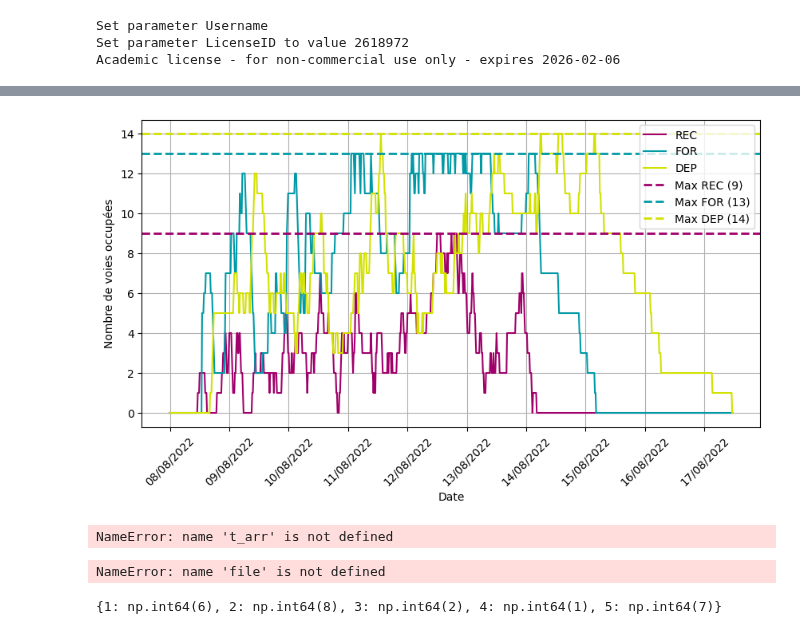
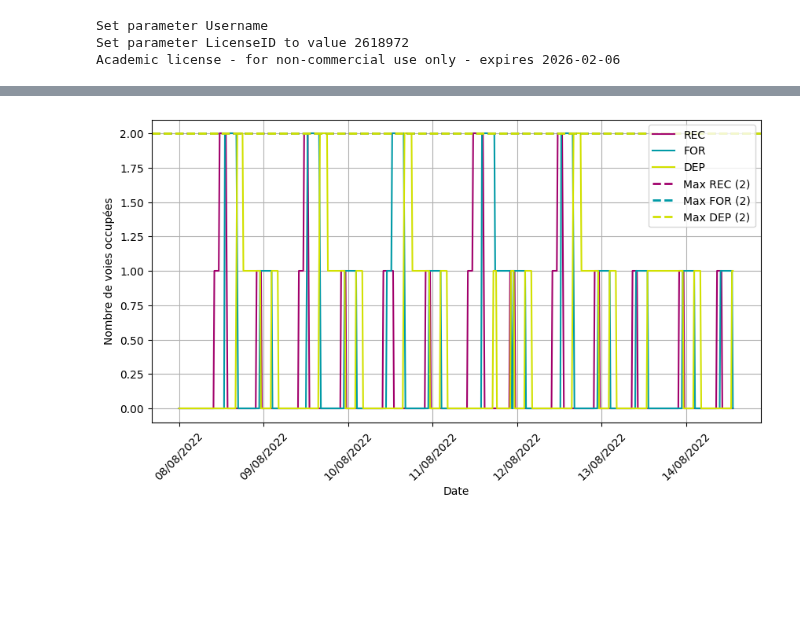
Before and after one commit to gGenouville/optiFretSNCF, a Jupyter notebook: code/notebooks/Code jalon 2.ipynb, the cells around one changed output, grey strips where cells are left out. Drawn from its saved outputs; the diff is of its cells as text; code cells hidden in the pictures; blank space fills up the shorter version.

```diff
--- a/code/notebooks/Code jalon 2.ipynb
+++ b/code/notebooks/Code jalon 2.ipynb
@@ -113,5 +102,5 @@ Le train 431113_17 part de la gare de Woippy au bout de 13620 minutes
 # %%
-model,t_arr,t_dep, is_present = init_model(
+model,t_arr,t_dep, is_present, who_arr, who_dep, nb_agents = init_model(
     liste_id_train_arrivee = t_a.keys(),
     t_a = t_a,
     liste_id_train_depart = t_d.keys(),
@@ -119,19 +108,20 @@ model,t_arr,t_dep, is_present = init_model(
     dict_correspondances = D,
     file=file,
     id_file = id_file,
-    limites_voies=init_limites_voies(file),
+    limites_voies=limites_voies,
     temps_max=temps_max,
     temps_min=temps_min,
     nb_cycles_agents=nb_cycles_agents,
     heure_debut_roulement=h_deb,
     nombre_roulements=nb_roulements,
-    equip=roulements_operants_sur_tache(file),
-    max_agents_sur_roulement=nombre_max_agents_sur_roulement(file),
-    #nombre_cycles=nombre_cycles_agents(file,temps_min,temps_max),
+    equip=equip,
+    max_agents_sur_roulement=max_agents_sur_roulement,
     h_deb=h_deb,
     comp_arr=comp_arr,
     comp_dep=comp_dep,
-    nb_cycle_jour=nb_cycle_jour
+    nb_cycle_jour=nb_cycle_jour,
+    limites_chantiers=limites_chantiers,
+    limites_machines=limites_machines,
 )
 # %% [output]
 Set parameter Username
@@ -160,35 +146,16 @@ AttributeError: Unable to retrieve attribute 'X'
 # %%
 # Correction du format de la date de référence
 ref_date = datetime.datetime.strptime("08/08/2022", "%d/%m/%Y")
-
+t_max=int(t_max)
 # Conversion des temps en dates au format "dd/mm/yyyy/HH/MM"
 x_date = [ref_date + datetime.timedelta(minutes=15*t) for t in range((t_max-t_min)//15+2)]
 
 # Calcul des voies occupées pour chaque chantier
 occupation_REC = np.array([quicksum(is_present['REC'][(id_train, t)].X for id_train in t_a.keys()).getValue() for t in range((t_max-t_min)//15+2)])
 occupation_FOR = np.array([quicksum(is_present['FOR'][(id_train, t)].X for id_train in t_d.keys()).getValue() for t in range((t_max-t_min)//15+2)])
 occupation_DEP = np.array([quicksum(is_present['DEP'][(id_train, t)].X for id_train in t_d.keys()).getValue() for t in range((t_max-t_min)//15+2)])
 
 if visualisation_occupation(occupation_REC, occupation_FOR, occupation_DEP, x_date):
     plt.show()
 # %% [output]
-[figure, old version]
+[figure, new version]
-# %%
-ecriture_donnees_sortie(
-    t_arr,
-    t_dep,
-    occupation_REC,
-    occupation_FOR,
-    occupation_REC,
-    x_date
-)
-# %% [output]
-NameError: name 't_arr' is not defined
-# %%
-print(nombre_roulements(file))
-# %% [output]
-NameError: name 'file' is not defined
-# %%
-print(nombre_max_agents_sur_roulement(file))
-# %% [output]
-{1: np.int64(6), 2: np.int64(8), 3: np.int64(2), 4: np.int64(1), 5: np.int64(7)}
```
Also changed, not shown: parts of 9 cells of this notebook, 8 other files.
